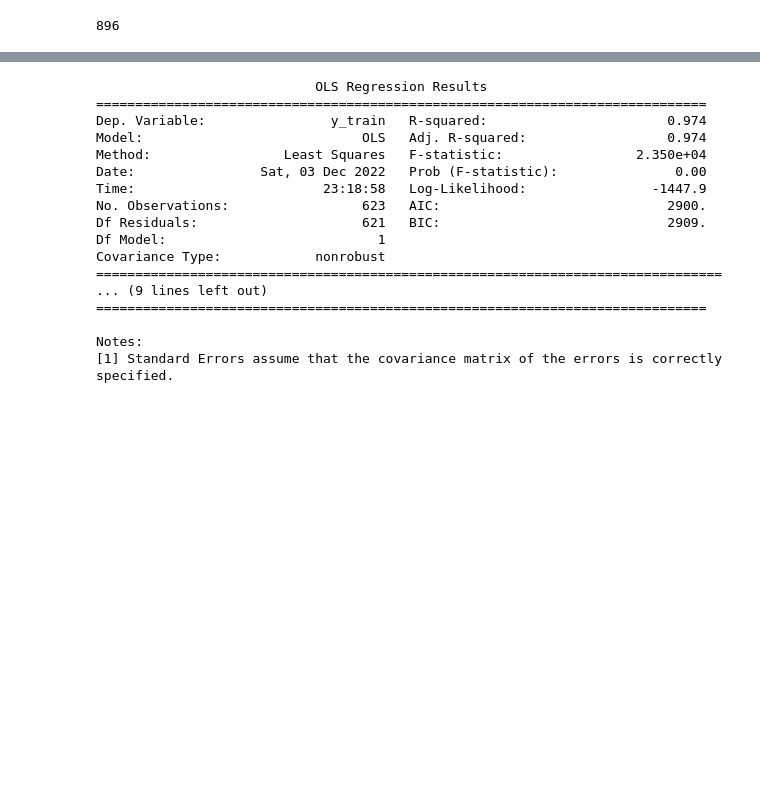
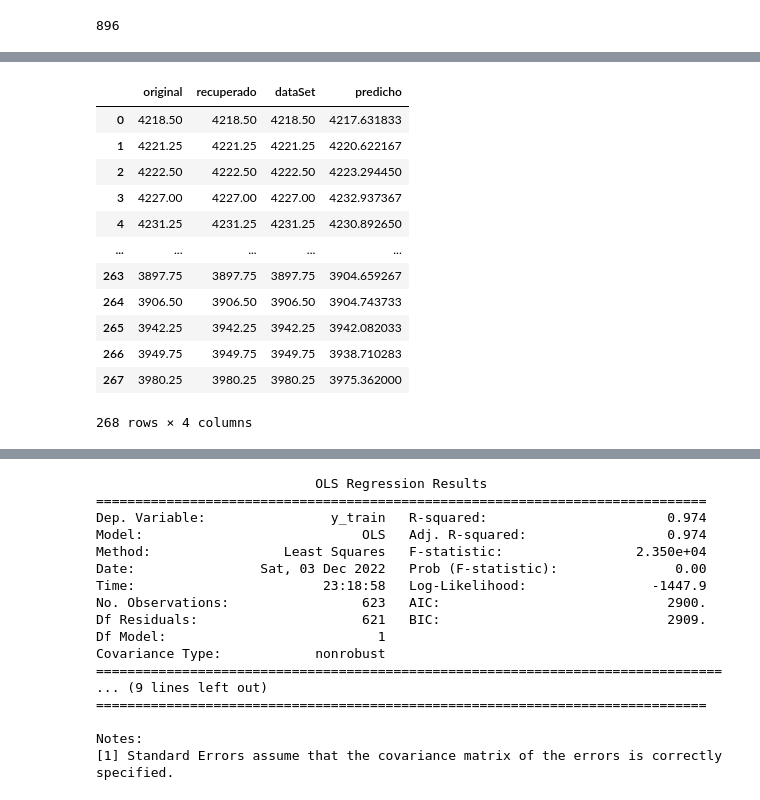
Before and after one commit to hoopercesar/Machine-Learning-Projects, a Jupyter notebook: proy_marcelo_30mins.ipynb, the cells around one changed output, grey strips where cells are left out. Cells and saved outputs as stored; diff of their text form; code cells hidden in the pictures; blank space fills up the shorter version.

```diff
--- a/proy_marcelo_30mins.ipynb
+++ b/proy_marcelo_30mins.ipynb
@@ -121,0 +114,37 @@ for k in [17, 22,890, 21]:
+# %%
+## relación entre los datos test y los datos originales
+contador = 1
+resumen = pd.DataFrame(columns=['original'])
+original = []
+dataSet = []
+recuperado = []
+predicho = []
+
+for k in y_test.sort_index().index:
+#     print(k, contador, close[k+5], close_mm[k+5] + mm[k+5], dataset['target'][k] + mm[k+5],
+#           yTestPred[k]+ mm[k+5])
+    original.append(close[k+5])
+    recuperado.append(close_mm[k+5] + mm[k+5])
+    dataSet.append(dataset['target'][k] + mm[k+5])
+    predicho.append(yTestPred[k]+ mm[k+5])
+
+    contador+=1
+resumen['original'] = original
+resumen['recuperado'] = recuperado # recuperado: close_mm + mm
+resumen['dataSet'] = dataSet
+resumen['predicho'] = predicho
+resumen
+# %% [output]
+|  | original | recuperado | dataSet | predicho |
+| 0 | 4218.50 | 4218.50 | 4218.50 | 4217.631833 |
+| 1 | 4221.25 | 4221.25 | 4221.25 | 4220.622167 |
+| 2 | 4222.50 | 4222.50 | 4222.50 | 4223.294450 |
+| 3 | 4227.00 | 4227.00 | 4227.00 | 4232.937367 |
+| 4 | 4231.25 | 4231.25 | 4231.25 | 4230.892650 |
+| ... | ... | ... | ... | ... |
+| 263 | 3897.75 | 3897.75 | 3897.75 | 3904.659267 |
+| 264 | 3906.50 | 3906.50 | 3906.50 | 3904.743733 |
+| 265 | 3942.25 | 3942.25 | 3942.25 | 3942.082033 |
+| 266 | 3949.75 | 3949.75 | 3949.75 | 3938.710283 |
+| 267 | 3980.25 | 3980.25 | 3980.25 | 3975.362000 |
+268 rows × 4 columns
```
Also changed, not shown: parts of 16 cells of this notebook.
